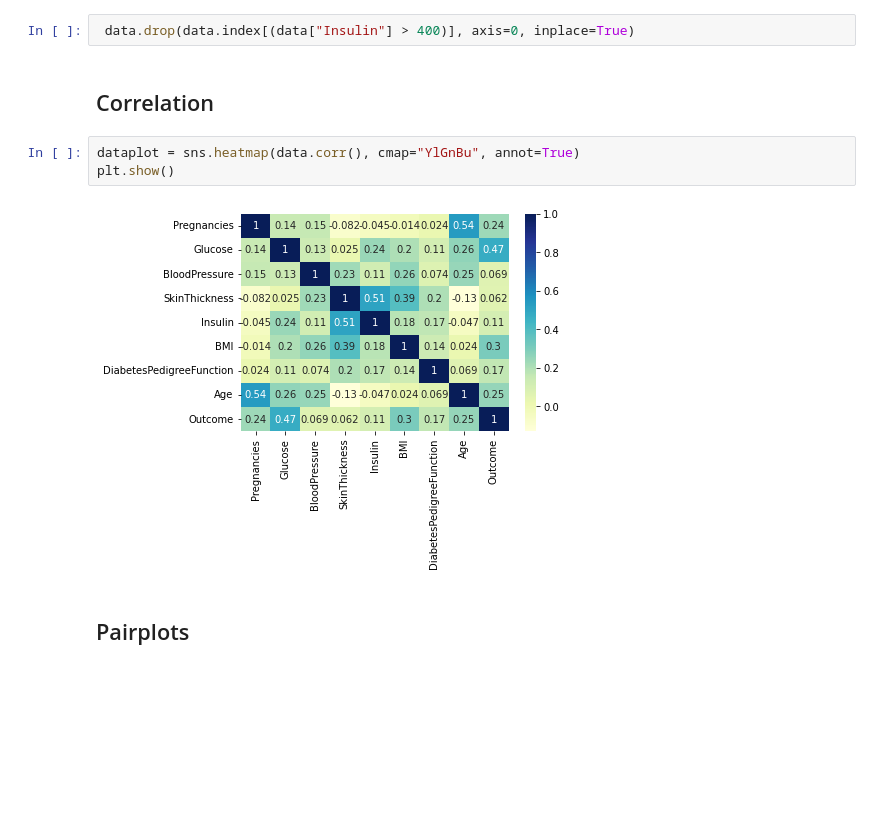
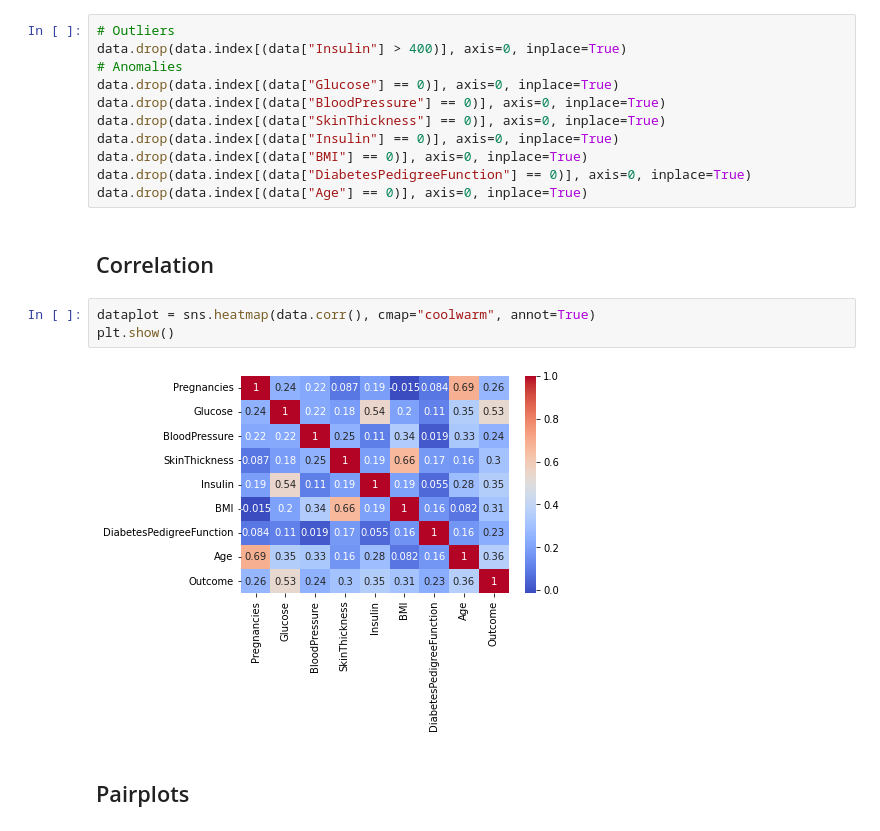
Before and after one commit to lynda-trad/PIMA, a Jupyter notebook: PIMA.ipynb, the cells around one changed output. Cells and saved outputs as stored; diff of their text form; blank space fills up the shorter version.

Commit message:
remove anomalies equal to 0 + add lineplots to count num of patient depending on characteristics

```diff
--- a/PIMA.ipynb
+++ b/PIMA.ipynb
@@ -138,11 +140,20 @@ The Insulin column has a lot of outliers, they might be the result of errors whe
 # %%
- data.drop(data.index[(data["Insulin"] > 400)], axis=0, inplace=True)
+# Outliers
+data.drop(data.index[(data["Insulin"] > 400)], axis=0, inplace=True)
+# Anomalies
+data.drop(data.index[(data["Glucose"] == 0)], axis=0, inplace=True)
+data.drop(data.index[(data["BloodPressure"] == 0)], axis=0, inplace=True)
+data.drop(data.index[(data["SkinThickness"] == 0)], axis=0, inplace=True)
+data.drop(data.index[(data["Insulin"] == 0)], axis=0, inplace=True)
+data.drop(data.index[(data["BMI"] == 0)], axis=0, inplace=True)
+data.drop(data.index[(data["DiabetesPedigreeFunction"] == 0)], axis=0, inplace=True)
+data.drop(data.index[(data["Age"] == 0)], axis=0, inplace=True)
 # %% [markdown]
 ## Correlation
 # %%
-dataplot = sns.heatmap(data.corr(), cmap="YlGnBu", annot=True)
+dataplot = sns.heatmap(data.corr(), cmap="coolwarm", annot=True)
 plt.show()
 # %% [output]
-[figure, old version]
+[figure, new version]
 # %% [markdown]
 ## Pairplots
```
Also changed, not shown: parts of 29 cells of this notebook.
